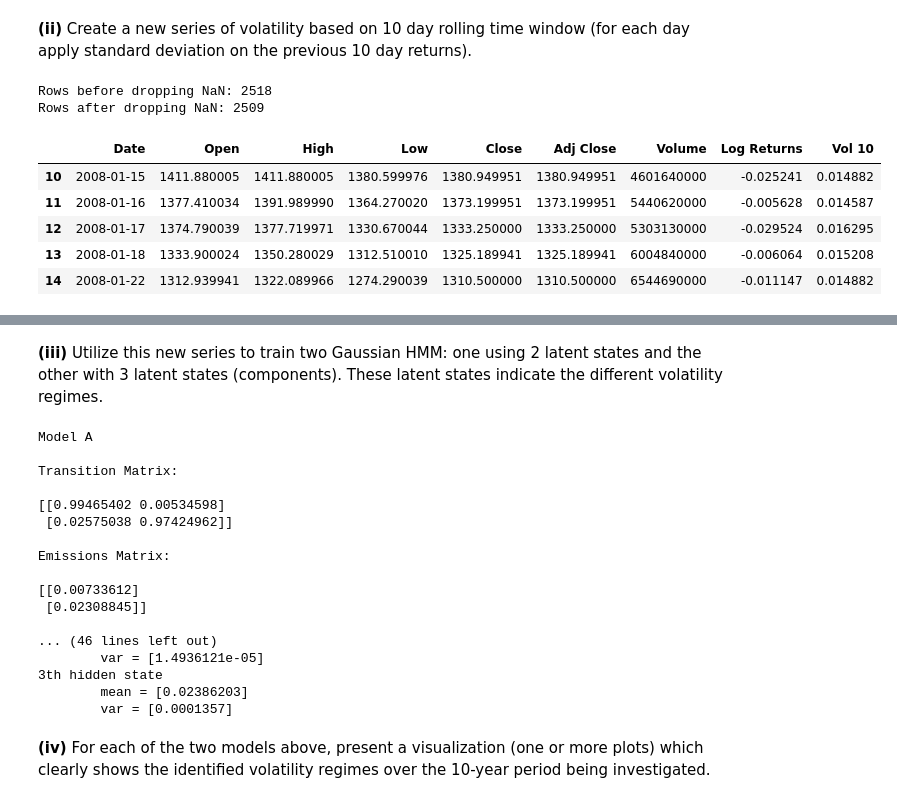
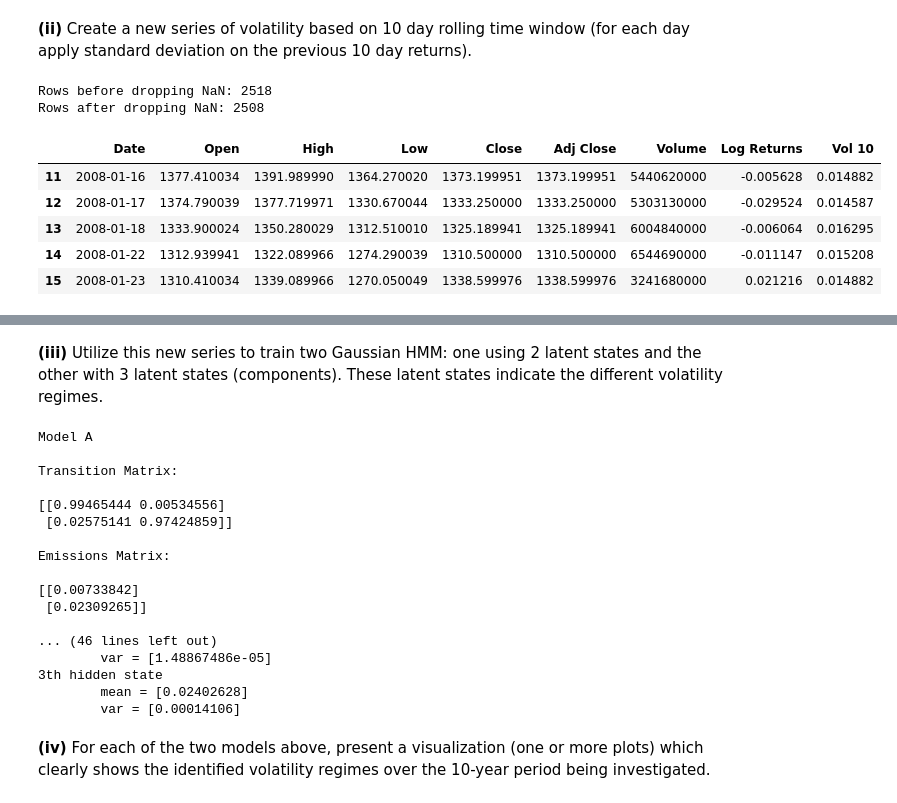
Before and after one commit to achmand/ari5122_assignment, a Jupyter notebook: src/fintech_part_2.ipynb, the cells around one changed output, grey strips where cells are left out. Saved outputs shown, nothing was run; the diff lists cells and outputs as text; code cells hidden in the pictures.

```diff
--- a/src/fintech_part_2.ipynb
+++ b/src/fintech_part_2.ipynb
@@ -280,28 +280,30 @@ Rows after dropping NaN: 2518
 # %%
 # get the 10 day rolling window for volatility
 window = 10
+# we use shift 1 since we want that the day have the previous 10 day vol
+# no the previous 9 and the current
 sp_prices["Vol 10"] = fmd.rolling_vol(dataframe=sp_prices,
-                                      window=window)
+                                      window=window).shift(1)
 
 # print rows count before dropping NaN
 print("Rows before dropping NaN: {0}".format(sp_prices.shape[0]))
 
 # drop NaN daily log returns
 sp_prices = sp_prices.dropna()
 
 # print rows count after dropping NaN
 print("Rows after dropping NaN: {0}".format(sp_prices.shape[0]))
 
 # display rolling volatility for S&P500 (head and tail rows)
 display(sp_prices.head())
 display(sp_prices.tail())
 # %% [output]
 Rows before dropping NaN: 2518
-Rows after dropping NaN: 2509
+Rows after dropping NaN: 2508
 |  | Date | Open | High | Low | Close | Adj Close | Volume | Log Returns | Vol 10 |
-| 10 | 2008-01-15 | 1411.880005 | 1411.880005 | 1380.599976 | 1380.949951 | 1380.949951 | 4601640000 | -0.025241 | 0.014882 |
-| 11 | 2008-01-16 | 1377.410034 | 1391.989990 | 1364.270020 | 1373.199951 | 1373.199951 | 5440620000 | -0.005628 | 0.014587 |
-| 12 | 2008-01-17 | 1374.790039 | 1377.719971 | 1330.670044 | 1333.250000 | 1333.250000 | 5303130000 | -0.029524 | 0.016295 |
-| 13 | 2008-01-18 | 1333.900024 | 1350.280029 | 1312.510010 | 1325.189941 | 1325.189941 | 6004840000 | -0.006064 | 0.015208 |
-| 14 | 2008-01-22 | 1312.939941 | 1322.089966 | 1274.290039 | 1310.500000 | 1310.500000 | 6544690000 | -0.011147 | 0.014882 |
+| 11 | 2008-01-16 | 1377.410034 | 1391.989990 | 1364.270020 | 1373.199951 | 1373.199951 | 5440620000 | -0.005628 | 0.014882 |
+| 12 | 2008-01-17 | 1374.790039 | 1377.719971 | 1330.670044 | 1333.250000 | 1333.250000 | 5303130000 | -0.029524 | 0.014587 |
+| 13 | 2008-01-18 | 1333.900024 | 1350.280029 | 1312.510010 | 1325.189941 | 1325.189941 | 6004840000 | -0.006064 | 0.016295 |
+| 14 | 2008-01-22 | 1312.939941 | 1322.089966 | 1274.290039 | 1310.500000 | 1310.500000 | 6544690000 | -0.011147 | 0.015208 |
+| 15 | 2008-01-23 | 1310.410034 | 1339.089966 | 1270.050049 | 1338.599976 | 1338.599976 | 3241680000 | 0.021216 | 0.014882 |
 |  | Date | Open | High | Low | Close | Adj Close | Volume | Log Returns | Vol 10 |
@@ -362,19 +364,19 @@ Model A
 
 Transition Matrix:
 
-[[0.99465402 0.00534598]
- [0.02575038 0.97424962]]
+[[0.99465444 0.00534556]
+ [0.02575141 0.97424859]]
 
 Emissions Matrix:
 
-[[0.00733612]
- [0.02308845]]
+[[0.00733842]
+ [0.02309265]]
 
 ... (46 lines left out)
-        var = [1.4936121e-05]
+        var = [1.48867486e-05]
 3th hidden state
-        mean = [0.02386203]
-        var = [0.0001357]
+        mean = [0.02402628]
+        var = [0.00014106]
 # %% [markdown]
 <b>(iv)</b> For each of the two models above, present a visualization (one or more plots) which clearly shows the identified volatility regimes over the 10-year period being investigated.
 # %%
```
Also changed, not shown: parts of 4 cells of this notebook.
